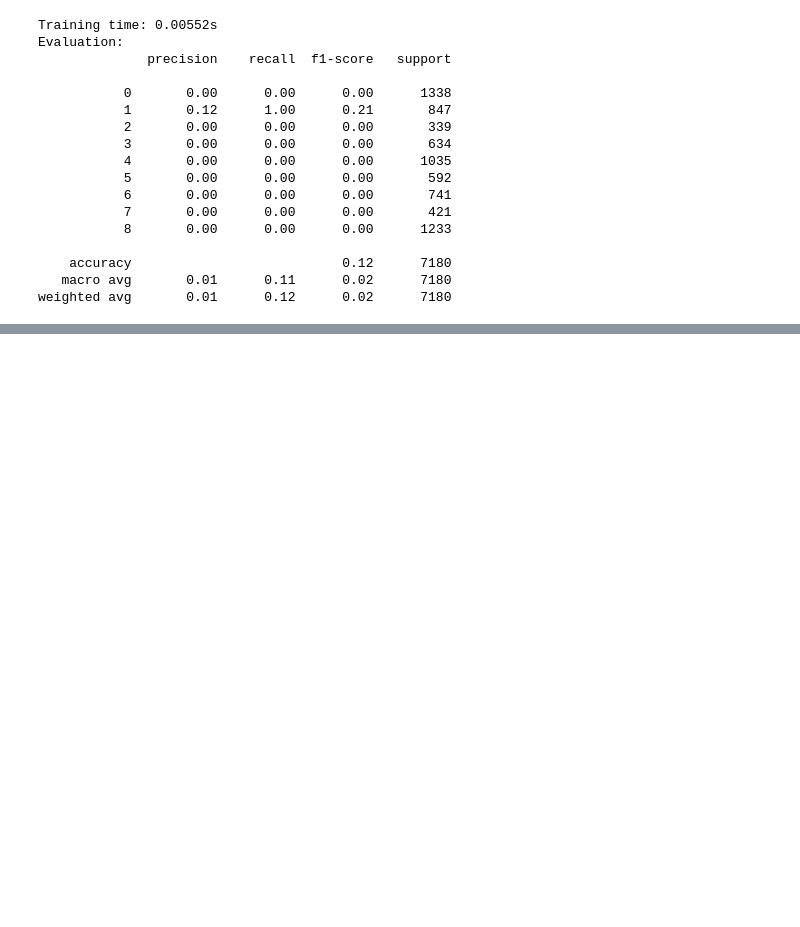
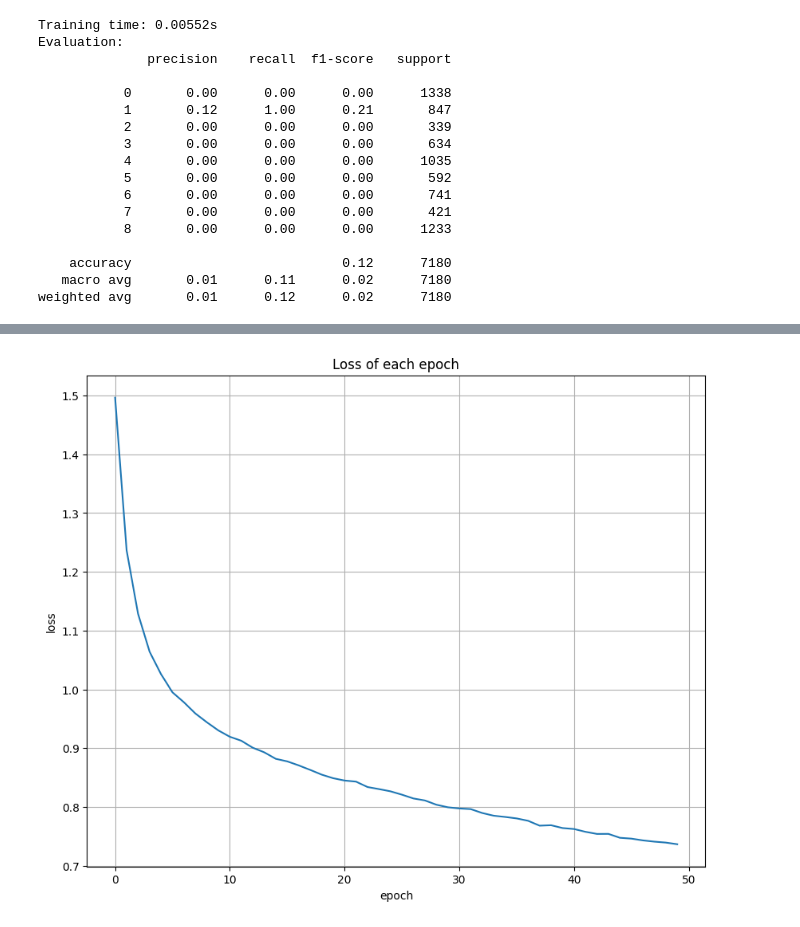
Before and after one commit to samleong66/AMLS_final, a Jupyter notebook: FinalAssignement.ipynb, the cells around one changed output, grey strips where cells are left out. Saved outputs shown, nothing was run; the diff lists cells and outputs as text; code cells hidden in the pictures; blank space fills up the shorter version.

```diff
--- a/FinalAssignement.ipynb
+++ b/FinalAssignement.ipynb
@@ -901,0 +924,82 @@ print((classification_report(y_test, predictions_labels)))
+# %%
+def test(model, test_loader):
+    model.eval()
+    correct = 0
+    for data in test_loader:
+        inputs, lables = data
+        inputs, lables = inputs.to(device), lables.to(device)
+        inputs = torch.flatten(inputs, start_dim=1)
+        outputs = model(inputs)
+        _, id = torch.max(outputs.data, 1)
+        correct += torch.sum(id == lables.data)
+    return correct
+# %%
+model = MLP(input_num=28*28*3, output_num=9, hidden_layers=(50,50))
+# model = MLP(num_i=28*28*3, num_h=100, num_o=9)
+model.to(device)
+optimizer = optim.Adam(model.parameters(), lr=1e-3)
+
+avg_cost = []
+train_acc = []
+test_acc = []
+to = time()
+for epoch in range(NUM_EPOCHS):
+
+    model.train()
+    c = 0
+    for batch_idx, (features, targets) in enumerate(PathMNIST_train):
+        features = torch.flatten(features, start_dim=1)
+        features = features.to(device)
+        targets = targets.to(device)
+        ### FORWARD AND BACK PROP
+        logits= model(features)
+        cost = F.cross_entropy(logits, targets)
+        optimizer.zero_grad()
+
+        cost.backward()
+
+        ### UPDATE MODEL PARAMETERS
+        optimizer.step()
+
+        ### LOGGING
+        if not batch_idx % 50:
+            print ('Epoch: %03d/%03d | Batch %04d/%04d | Cost: %.4f'
+                   %(epoch+1, NUM_EPOCHS, batch_idx,
+                     len(PathMNIST_train), cost))
+        c += cost
+    avg_cost.append(c.item()/len(PathMNIST_train))
+    with torch.no_grad():
+        acc = test(model, PathMNIST_train) * 100 / 150000
+        train_acc.append(acc.to("cpu"))
+        print('Epoch: %03d/%03d | Train: %.3f%%' % (epoch+1, NUM_EPOCHS, acc))
+        acc = test(model, PathMNIST_test) * 100 / 7180
+        test_acc.append(acc.to("cpu"))
+        print('Epoch: %03d/%03d | Test: %.3f%%' % (epoch+1, NUM_EPOCHS, acc))
+        print('----------------------------------')
+print("training time : %d s"%(time()-to))
+
+fig = plt.figure(figsize=(10,8))
+ax = fig.add_subplot(111)
+ax.plot(np.arange(len(avg_cost)), avg_cost)
+ax.set_title('Loss of each epoch')
+ax.set_xlabel('epoch')
+ax.set_ylabel('loss')
+ax.grid(True)
+
+fig = plt.figure(figsize=(10,8))
+ax = fig.add_subplot(111)
+ax.plot(np.arange(len(train_acc)), train_acc)
+ax.set_title('Accuracy in training dataset of each epoch')
+ax.set_xlabel('epoch')
+ax.set_ylabel('loss')
+ax.grid(True)
+
+fig = plt.figure(figsize=(10,8))
+ax = fig.add_subplot(111)
+ax.plot(np.arange(len(test_acc)), test_acc)
+ax.set_title('Accuracy in testing dataset of each epoch')
+ax.set_xlabel('epoch')
+ax.set_ylabel('loss')
+ax.grid(True)
+plt.show()
+# %% [output]
@@ -901,0 +1023 @@ print((classification_report(y_test, predictions_labels)))
+[figure, added]
```
Also changed, not shown: parts of 15 cells of this notebook.
